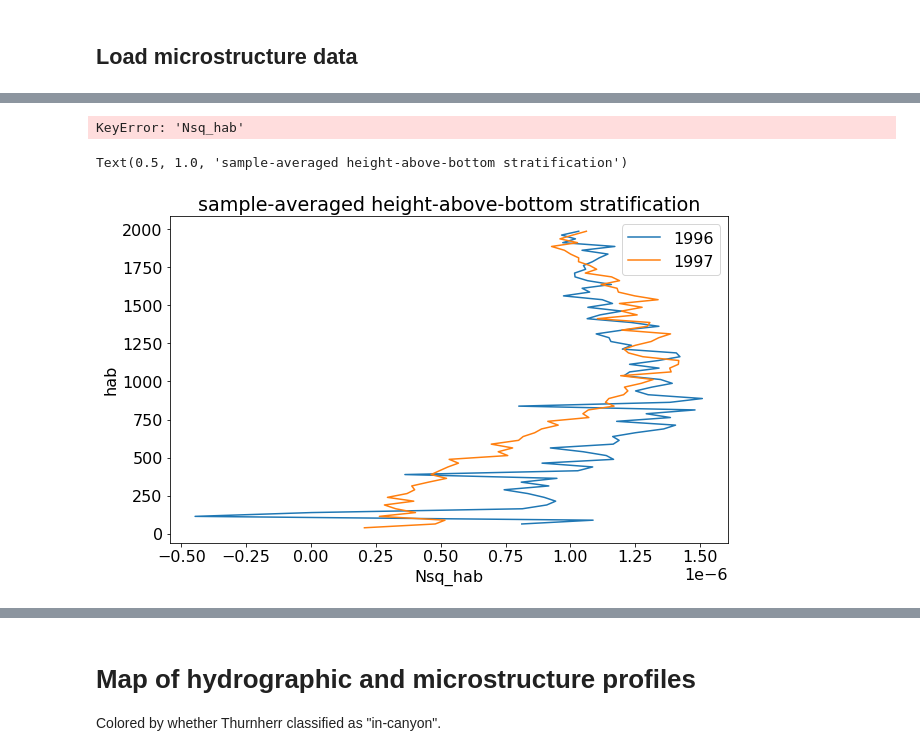
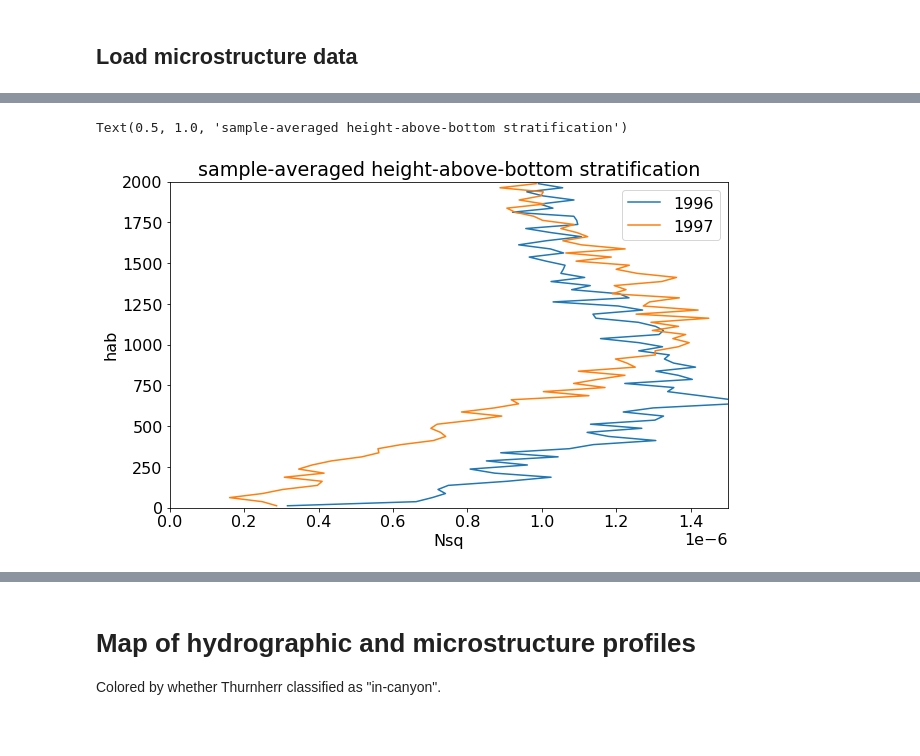
Before and after one commit to hdrake/sim-bbtre, a Jupyter notebook: notebooks/BBTRE_physics_analysis/2_simulated_obs.ipynb, the cells around one changed output, grey strips where cells are left out. Drawn from its saved outputs; the diff is of its cells as text; code cells hidden in the pictures.

```diff
--- a/notebooks/BBTRE_physics_analysis/2_simulated_obs.ipynb
+++ b/notebooks/BBTRE_physics_analysis/2_simulated_obs.ipynb
@@ -146,11 +149,10 @@ spikes = np.abs(mds['b_hab'].diff('hab')) < 5.e-5
 mds["b_hab"] = mds["b_hab"].where(spikes)
 # %%
-bin_size = 20
+bin_size = 25.
 
 def _Nfit(hab, b):
     idx = (~np.isnan(b))
     if sum(idx) > bin_size//2:
-        print(idx)
         return np.polyfit(hab[idx], b[idx], 1)[0]
     else:
         return np.nan
@@ -160,13 +162,15 @@ def Nfit(b):
         _Nfit, b['hab'], b, input_core_dims=[['hab'], ['hab']], vectorize=True,
     )
 # %%
-mds['Nsq_hab'] = -g/ρ0*mds['σ4_hab'].diff("hab")/mds['hab'].diff("hab")
+mds['Nsq_hab'] = mds['b_hab'].diff("hab")/mds['hab'].diff("hab")
 mds['Nsq_hab'] = mds['Nsq_hab'].where(mds['Nsq_hab']!=0.).compute()
 
 
-nbins = mds.hab.size//Nbin
+nbins = np.int64(np.ceil(mds.hab.size//bin_size))
 Nsq = np.zeros((mds.year.size, mds.CAST.size, nbins))
+b = np.zeros((mds.year.size, mds.CAST.size, nbins))
 hab = np.arange(bin_size/2., bin_size/2. + bin_size*nbins, bin_size)
 for k in range(nbins):
-    b = mds['b_hab'].sel(hab=slice((k+1)*bin_size, k*bin_size))
-    Nsq[:, :, k] = Nfit(b).values
+    b_tmp = mds['b_hab'].sel(hab=slice((k+1)*bin_size, k*bin_size))
+    b[:, :, k] = b_tmp.mean("hab", skipna=True)
+    Nsq[:, :, k] = Nfit(b_tmp).values;
@@ -195,2 +176,0 @@ plt.plot(np.nanmean(Nsq[1, :, :], axis=0))
-# %%
-b = mds['b_hab']
@@ -246,13 +177,15 @@ mds['Nsq_hab'].sel(hab=slice(100, 0)).plot()
-# %%
-crest_casts = np.append(np.arange(47, 54), np.arange(55, 58))
-mds['Nsq_hab'].isel(CAST=crest_casts, year=0).mean("CAST", skipna=True).plot()
-# %% [output]
-KeyError: 'Nsq_hab'
+# %%
+mds_av = xr.Dataset()
+mds_av["b"] = xr.DataArray(b, coords={'year':mds.year, 'CAST': mds.CAST, 'hab':hab}, dims=('year', 'CAST', 'hab',))
+mds_av["Nsq"] = xr.DataArray(Nsq, coords={'year':mds.year, 'CAST': mds.CAST, 'hab':hab}, dims=('year', 'CAST', 'hab',))
+mds_av["Nsq"] = mds_av["Nsq"].where(mds_av["Nsq"] > -1.e-5)
 # %%
-mds_av.sel(year=1996).plot(y="hab", label="1996")
-mds_av.sel(year=1997).plot(y="hab", label="1997")
+mds_av['Nsq'].mean('CAST', skipna=True).sel(year=1996).plot(y="hab", label="1996")
+mds_av['Nsq'].mean('CAST', skipna=True).sel(year=1997).plot(y="hab", label="1997")
 plt.legend()
+plt.xlim(0, 1.5e-6)
+plt.ylim(0, 2000)
 plt.title("sample-averaged height-above-bottom stratification")
 # %% [output]
 Text(0.5, 1.0, 'sample-averaged height-above-bottom stratification')
-[figure, old version]
+[figure, new version]
```
Also changed, not shown: parts of 24 cells of this notebook, 14 other files.
